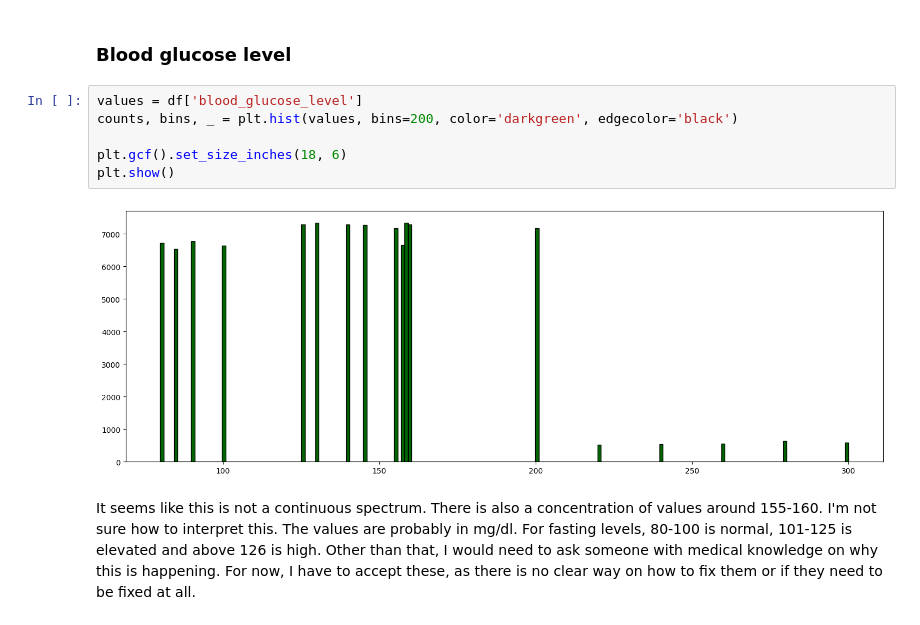
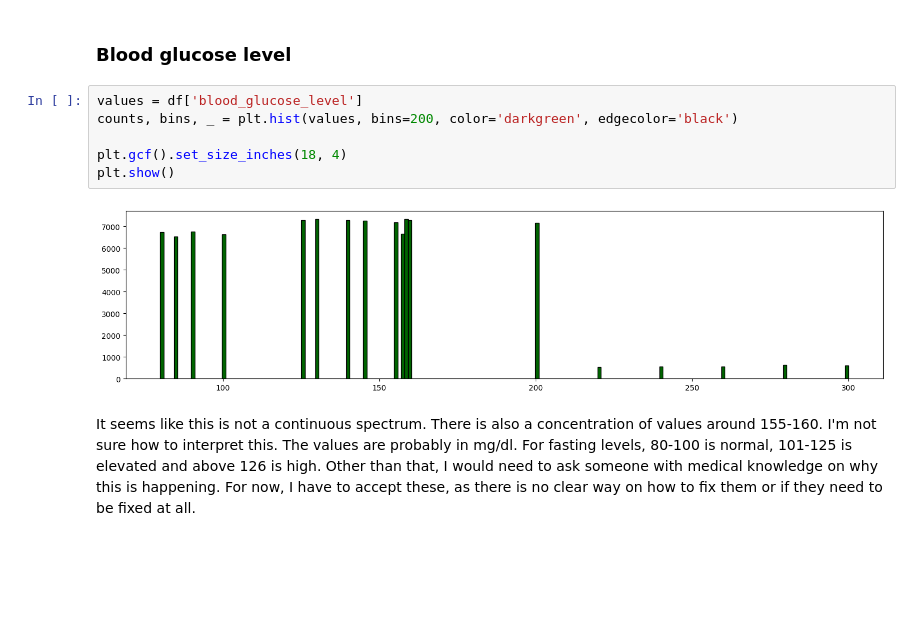
Before and after one commit to nemkin/matstat-diabetes, a Jupyter notebook: src/diabetes.ipynb, the cells around one changed output. Cells and saved outputs as stored; diff of their text form; blank space fills up the shorter version.

```diff
--- a/src/diabetes.ipynb
+++ b/src/diabetes.ipynb
@@ -295,11 +292,11 @@ Categories (2, object): ['Female', 'Male']
 # %%
 values = df['blood_glucose_level']
 counts, bins, _ = plt.hist(values, bins=200, color='darkgreen', edgecolor='black')
 
-plt.gcf().set_size_inches(18, 6)
+plt.gcf().set_size_inches(18, 4)
 plt.show()
 # %% [output]
-[figure, old version]
+[figure, new version]
 # %% [markdown]
 It seems like this is not a continuous spectrum. There is also a concentration of values around 155-160. I'm not sure how to interpret this. The values are probably in mg/dl. For fasting levels, 80-100 is normal, 101-125 is elevated and above 126 is high. Other than that, I would need to ask someone with medical knowledge on why this is happening. For now, I have to accept these, as there is no clear way on how to fix them or if they need to be fixed at all.
 # %% [markdown]
```
Also changed, not shown: parts of 7 cells of this notebook, 1 other file.
